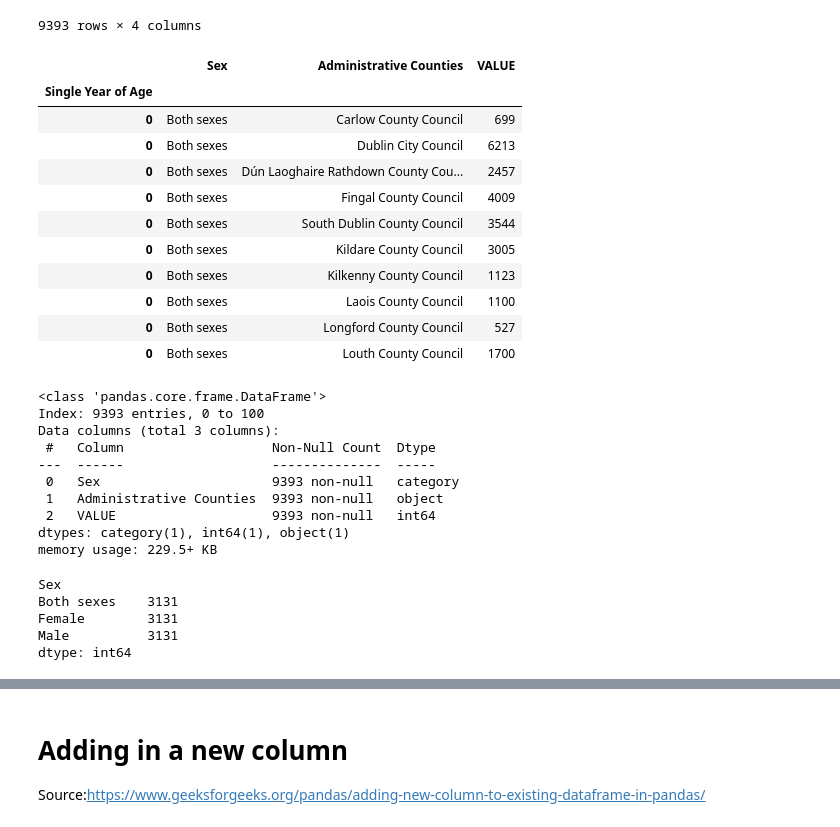
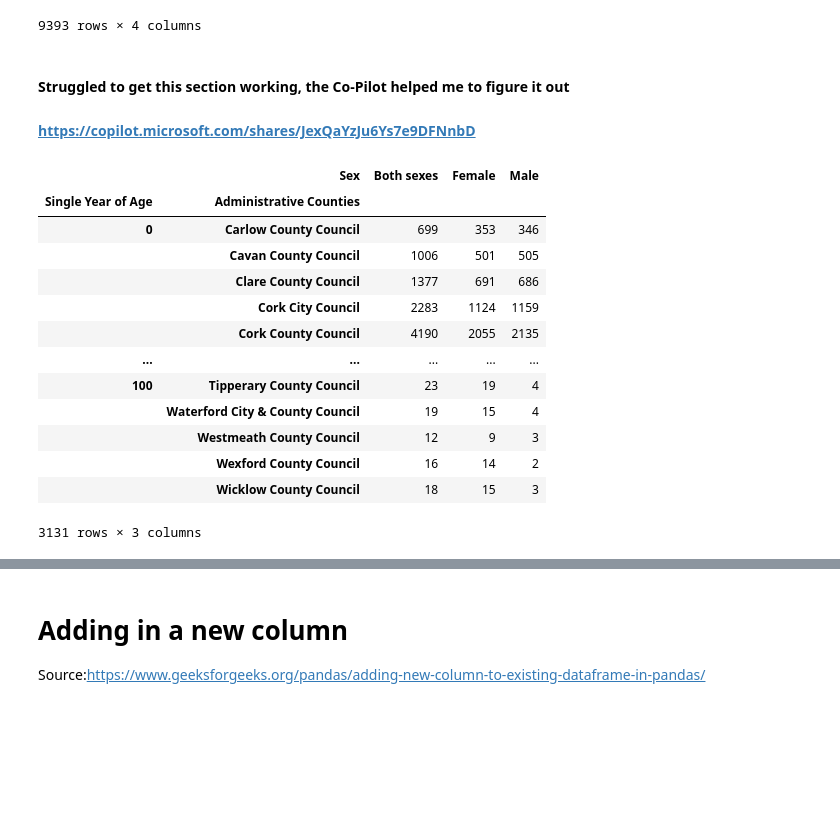
Before and after one commit to FaolanH/programming-for-data-analytics, a Jupyter notebook: pfda-assignments/assignment05_population.ipynb, the cells around one changed output, grey strips where cells are left out. Drawn from its saved outputs; the diff is of its cells as text; code cells hidden in the pictures; blank space fills up the shorter version.

```diff
--- a/pfda-assignments/assignment05_population.ipynb
+++ b/pfda-assignments/assignment05_population.ipynb
@@ -362,45 +362,33 @@ df_regions
 | 9790 | Female | 100 | Donegal County Council | 31 |
 | 9791 | Female | 100 | Monaghan County Council | 7 |
 9393 rows × 4 columns
-# %%
-df_regions = df_regions.set_index (['Single Year of Age'])
-df_regions.head(10)
-# %% [output]
-|  | Sex | Administrative Counties | VALUE |
-| Single Year of Age |  |  |  |
-| 0 | Both sexes | Carlow County Council | 699 |
-| 0 | Both sexes | Dublin City Council | 6213 |
-| 0 | Both sexes | Dún Laoghaire Rathdown County Cou... | 2457 |
-| 0 | Both sexes | Fingal County Council | 4009 |
-| 0 | Both sexes | South Dublin County Council | 3544 |
-| 0 | Both sexes | Kildare County Council | 3005 |
-| 0 | Both sexes | Kilkenny County Council | 1123 |
-| 0 | Both sexes | Laois County Council | 1100 |
-| 0 | Both sexes | Longford County Council | 527 |
-| 0 | Both sexes | Louth County Council | 1700 |
-# %%
-df_regions.info()
-# %% [output]
-<class 'pandas.core.frame.DataFrame'>
-Index: 9393 entries, 0 to 100
-Data columns (total 3 columns):
- #   Column                   Non-Null Count  Dtype
----  ------                   --------------  -----
- 0   Sex                      9393 non-null   category
- 1   Administrative Counties  9393 non-null   object
- 2   VALUE                    9393 non-null   int64
-dtypes: category(1), int64(1), object(1)
-memory usage: 229.5+ KB
+# %% [markdown]
+#### Struggled to get this section working, the Co-Pilot helped me to figure it out
+#### https://copilot.microsoft.com/shares/JexQaYzJu6Ys7e9DFNnbD
 # %%
-df_regions["Sex"] = d_regions.groupby("Sex").cumcount()
-df.pivot(columns="id", index="key").reset_index()
+df_regions = pd.pivot_table(
+    df_regions,
+    index=['Single Year of Age', 'Administrative Counties'],   # rows
+    columns='Sex',              # new columns
+    values='VALUE',             # values to fill
+    aggfunc='first'             # or 'sum', 'mean', 'list' depending on your needs
+)
-# %%
-df_regions.groupby('Sex').size()
-# %% [output]
-Sex
-Both sexes    3131
-Female        3131
-Male          3131
-dtype: int64
+# %%
+df_regions
+# %% [output]
+|  | Sex | Both sexes | Female | Male |
+| Single Year of Age | Administrative Counties |  |  |  |
+| 0 | Carlow County Council | 699 | 353 | 346 |
+|  | Cavan County Council | 1006 | 501 | 505 |
+|  | Clare County Council | 1377 | 691 | 686 |
+|  | Cork City Council | 2283 | 1124 | 1159 |
+|  | Cork County Council | 4190 | 2055 | 2135 |
+| ... | ... | ... | ... | ... |
+| 100 | Tipperary County Council | 23 | 19 | 4 |
+|  | Waterford City & County Council | 19 | 15 | 4 |
+|  | Westmeath County Council | 12 | 9 | 3 |
+|  | Wexford County Council | 16 | 14 | 2 |
+|  | Wicklow County Council | 18 | 15 | 3 |
+3131 rows × 3 columns
 # %%
 # Calculating the difference between sex
```
Also changed, not shown: parts of 9 cells of this notebook.
